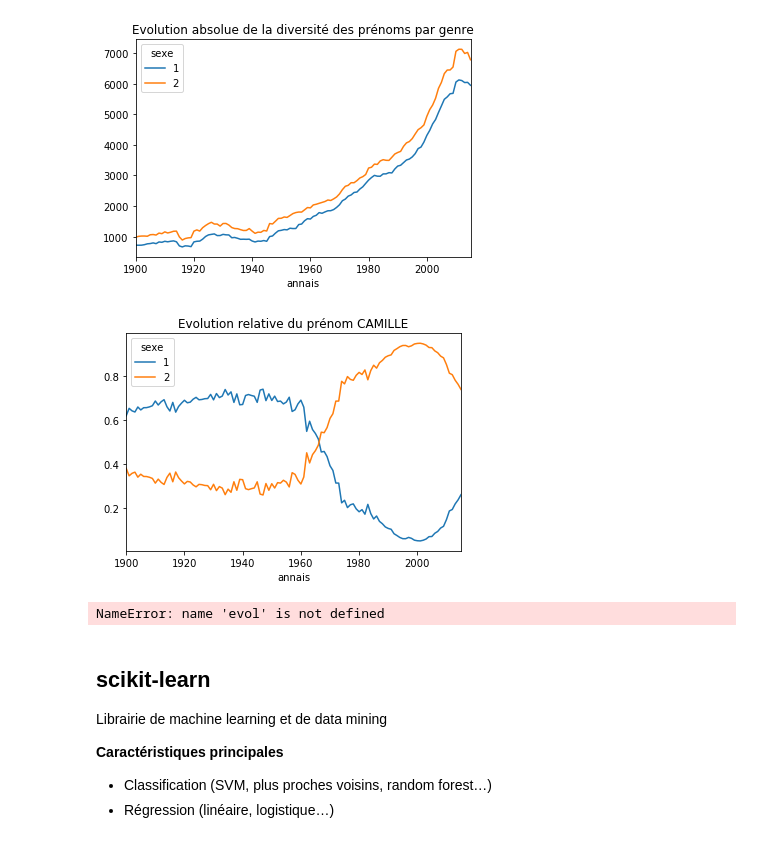
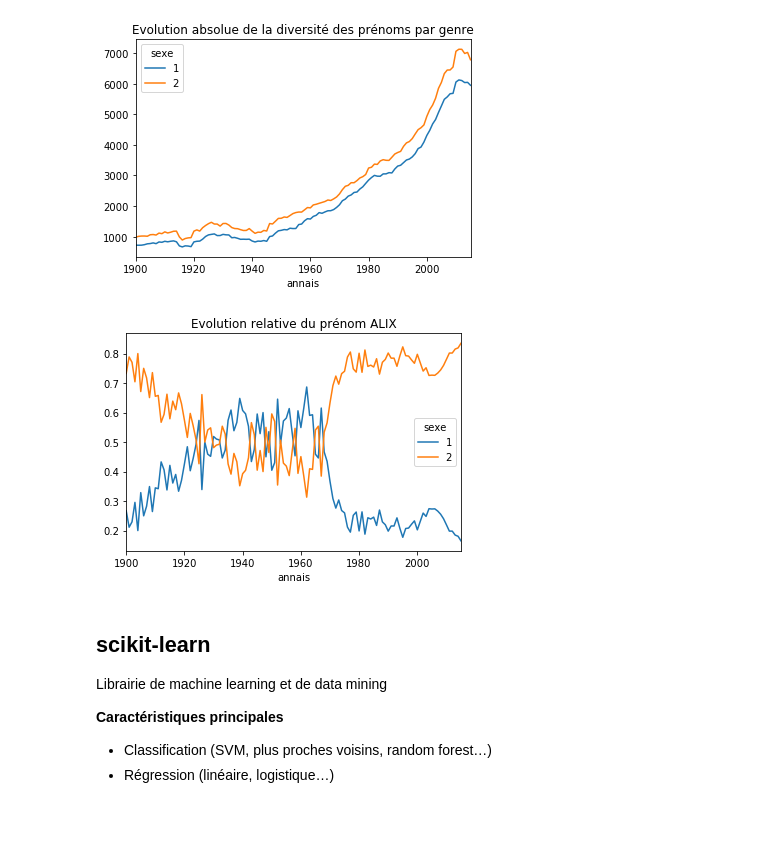
Before and after one commit to fran6w/IRMAR, a Jupyter notebook: IRMAR.ipynb, the cells around one changed output. Cells and saved outputs as stored; diff of their text form; code cells hidden in the pictures.

```diff
--- a/IRMAR.ipynb
+++ b/IRMAR.ipynb
@@ -273,21 +270,16 @@ tab.plot(title="Evolution absolue de la diversité des prénoms par genre");
 # %%
 def evol_prenom(prenom):
     sel = df.loc[df['preusuel'] == prenom]
     evol = sel.pivot_table(index='annais',
                          columns='sexe',
                          values='nombre',
                          aggfunc='sum')
     tab = evol.div(evol.sum(axis=1), axis=0)
     tab.plot(title="Evolution relative du prénom {}".format(prenom));
 
-evol_prenom('CAMILLE')
+evol_prenom('ALIX')
 # %% [output]
-[figure, old version]
+[figure, new version]
-# %%
-tab = evol.div(evol.sum(axis=1), axis=0)
-tab.plot(title="Evolution relative du prénom CAMILLE");
-# %% [output]
-NameError: name 'evol' is not defined
 # %% [markdown]
 ## scikit-learn
 
```
Also changed, not shown: parts of 9 cells of this notebook, 2 other files.
